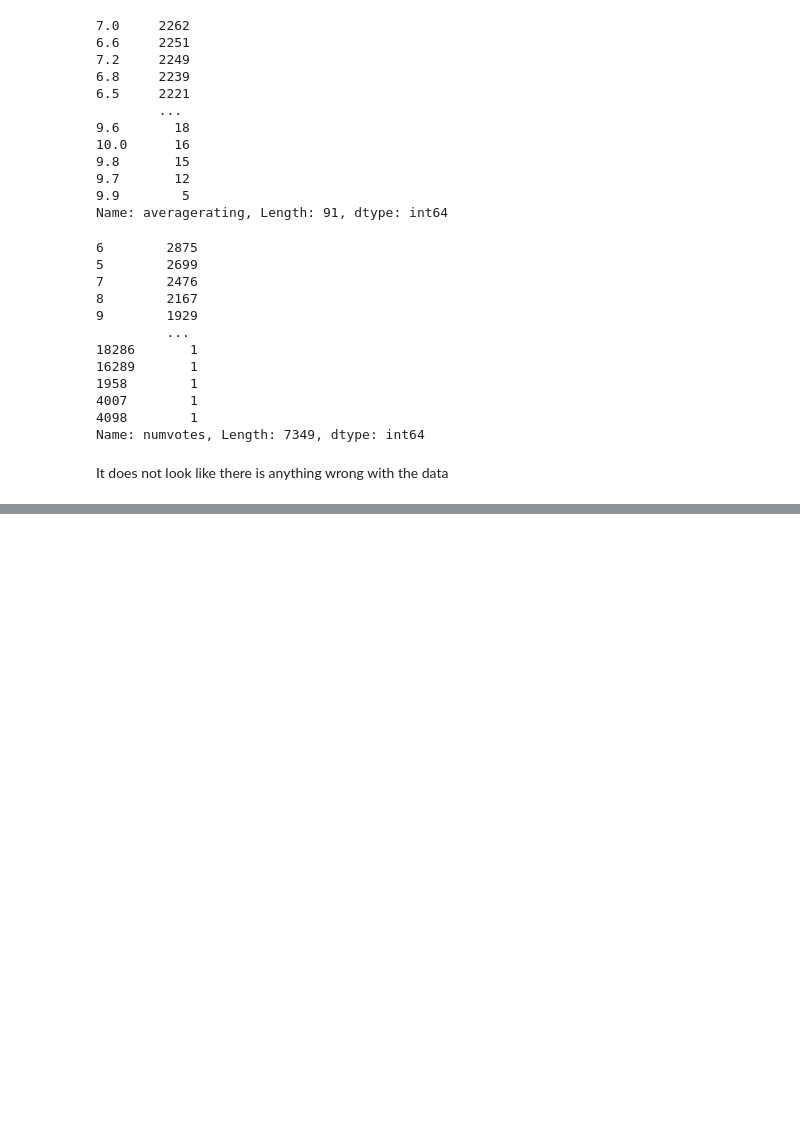
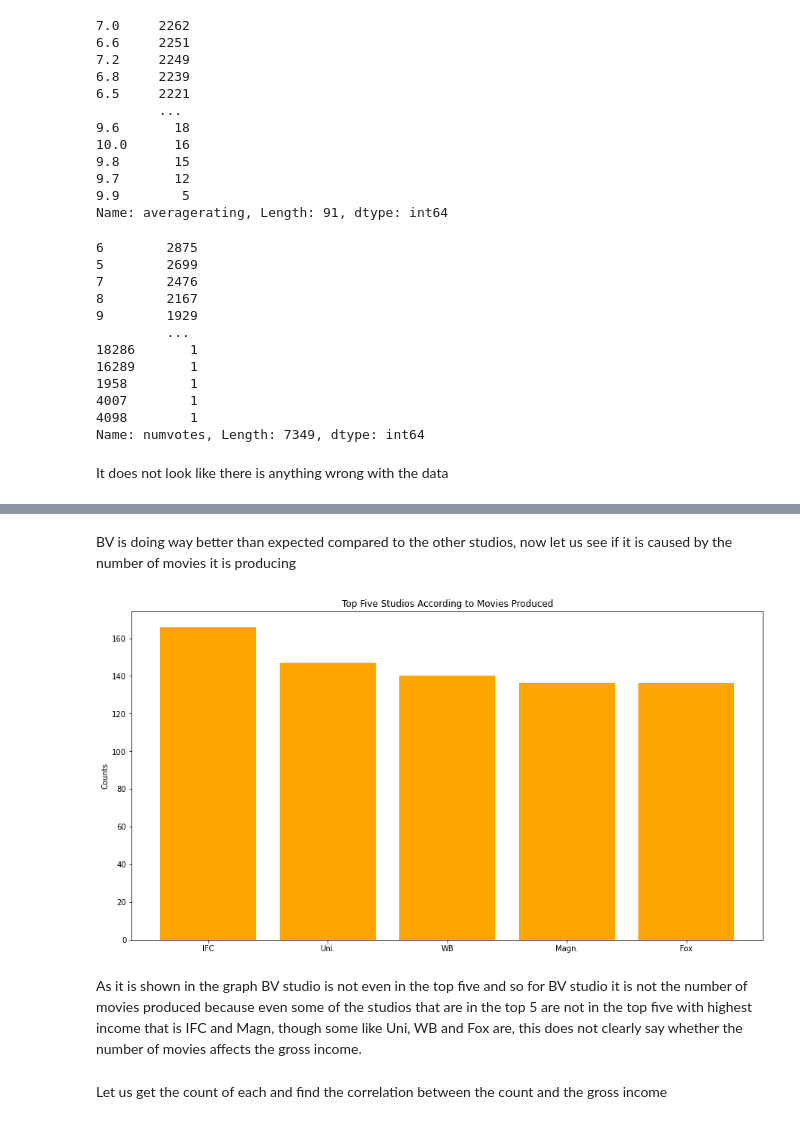
Before and after one commit to CrystalW123/dsc-phase-1-project-v2-4, a Jupyter notebook: student.ipynb, the cells around one changed output, grey strips where cells are left out. Drawn from its saved outputs; the diff is of its cells as text; code cells hidden in the pictures; blank space fills up the shorter version.

```diff
--- a/student.ipynb
+++ b/student.ipynb
@@ -740,0 +954,15 @@ It does not look like there is anything wrong with the data
+# %% [markdown]
+BV is doing way better than expected compared to the other studios, now let us see if it is caused by the number of movies it is producing
+# %%
+fig,ax = plt.subplots(figsize=(15,8))
+value_counts = bom["studio"].value_counts()
+top_5_counts = value_counts.iloc[:5]
+ax.bar(top_5_counts.index,top_5_counts.values, color= 'orange')
+ax.set_ylabel('Counts')
+ax.set_title('Top Five Studios According to Movies Produced');
+# %% [output]
+[figure, added]
+# %% [markdown]
+As it is shown in the graph BV studio is not even in the top five and so for BV studio it is not the number of movies produced because even some of the studios that are in the top 5 are not in the top five with highest income that is IFC and Magn, though some like Uni, WB and Fox are, this does not clearly say whether the number of movies affects the gross income.
+# %% [markdown]
+Let us get the count of each and find the correlation between the count and the gross income
```
Also changed, not shown: parts of 70 cells of this notebook.
